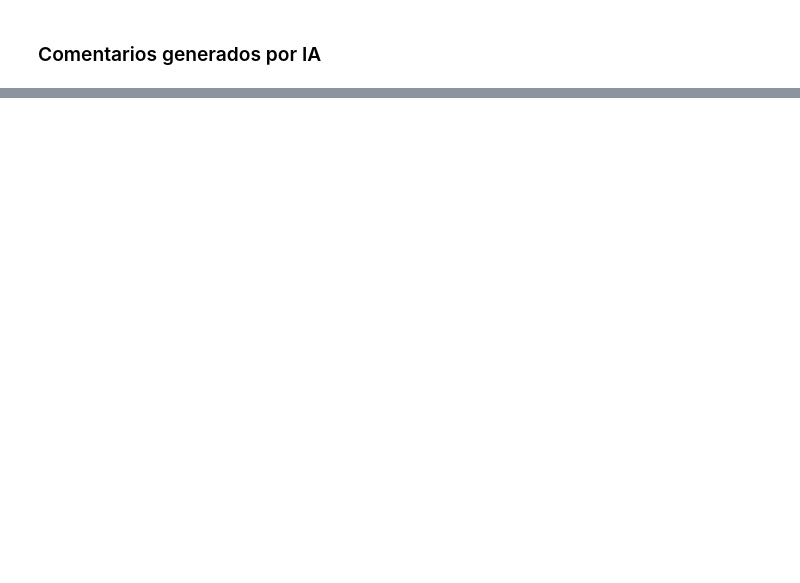
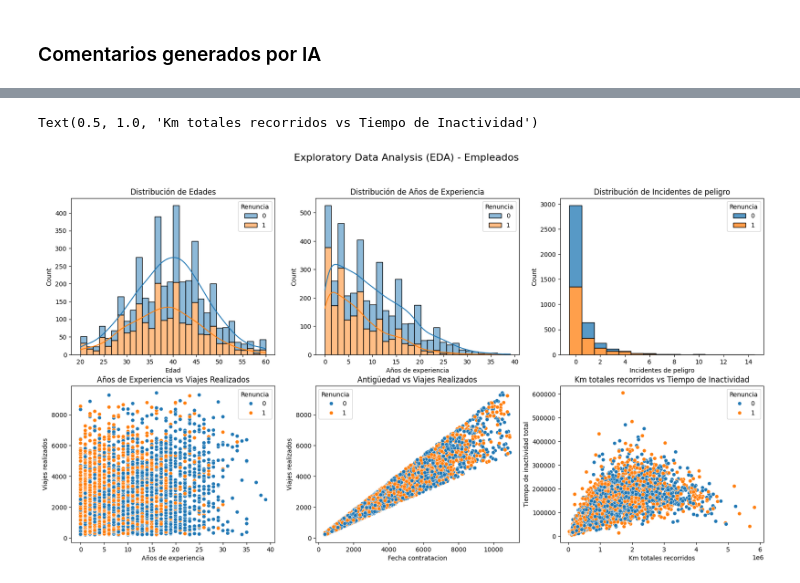
Before and after one commit to erick-mb/Traxion, a Jupyter notebook: Traxion.ipynb, the cells around one changed output, grey strips where cells are left out. Cells and saved outputs as stored; diff of their text form; code cells hidden in the pictures; blank space fills up the shorter version.

```diff
--- a/Traxion.ipynb
+++ b/Traxion.ipynb
@@ -182,0 +309,6 @@ df['Edad'].plot(kind='hist', bins=20, density=True, color='skyblue', edgecolor='
+# %%
+empleados['Antigüedad (dias)'] = (pd.to_datetime('03/01/2025') - empleados['Fecha contratacion']).dt.days
+empleados['KM x Viaje'] = empleados['Km totales recorridos'] / empleados['Viajes realizados']
+empleados['Tiempo de inactividad x Viaje'] = empleados['Tiempo de inactividad total'] / empleados['Viajes realizados']
+empleados['Viajes x Año'] = empleados['Viajes realizados'] / empleados['Antigüedad (dias)'] * 365
+empleados.head()
@@ -182,0 +368,25 @@ df['Edad'].plot(kind='hist', bins=20, density=True, color='skyblue', edgecolor='
+# %%
+fig, axes = plt.subplots(2, 3, figsize=(20, 10))
+fig.suptitle("Exploratory Data Analysis (EDA) - Empleados", fontsize=16)
+
+sns.histplot(data=empleados, x="Edad", hue="Renuncia", multiple="stack", kde=True, ax=axes[0, 0])
+axes[0, 0].set_title("Distribución de Edades")
+
+sns.histplot(data=empleados, x="Años de experiencia", hue="Renuncia", multiple="stack", kde=True, ax=axes[0, 1])
+axes[0, 1].set_title("Distribución de Años de Experiencia")
+
+sns.histplot(data=empleados, x="Incidentes de peligro", hue="Renuncia", multiple="stack", discrete=True, ax=axes[0, 2])
+axes[0, 2].set_title("Distribución de Incidentes de peligro")
+
+sns.scatterplot(data=empleados, x="Años de experiencia", y="Viajes realizados", hue="Renuncia",ax=axes[1, 0])
+axes[1, 0].set_title("Años de Experiencia vs Viajes Realizados")
+
+antiguedad = (pd.to_datetime('03/01/2025') - empleados['Fecha contratacion']).dt.days
+sns.scatterplot(data=empleados, x=antiguedad, y="Viajes realizados", hue="Renuncia",ax=axes[1, 1])
+axes[1, 1].set_title("Antigüedad vs Viajes Realizados")
+
+sns.scatterplot(data=empleados, x="Km totales recorridos", y="Tiempo de inactividad total", hue="Renuncia",ax=axes[1, 2])
+axes[1, 2].set_title("Km totales recorridos vs Tiempo de Inactividad")
+# %% [output]
+Text(0.5, 1.0, 'Km totales recorridos vs Tiempo de Inactividad')
+[figure, added]
```
Also changed, not shown: parts of 39 cells of this notebook.
